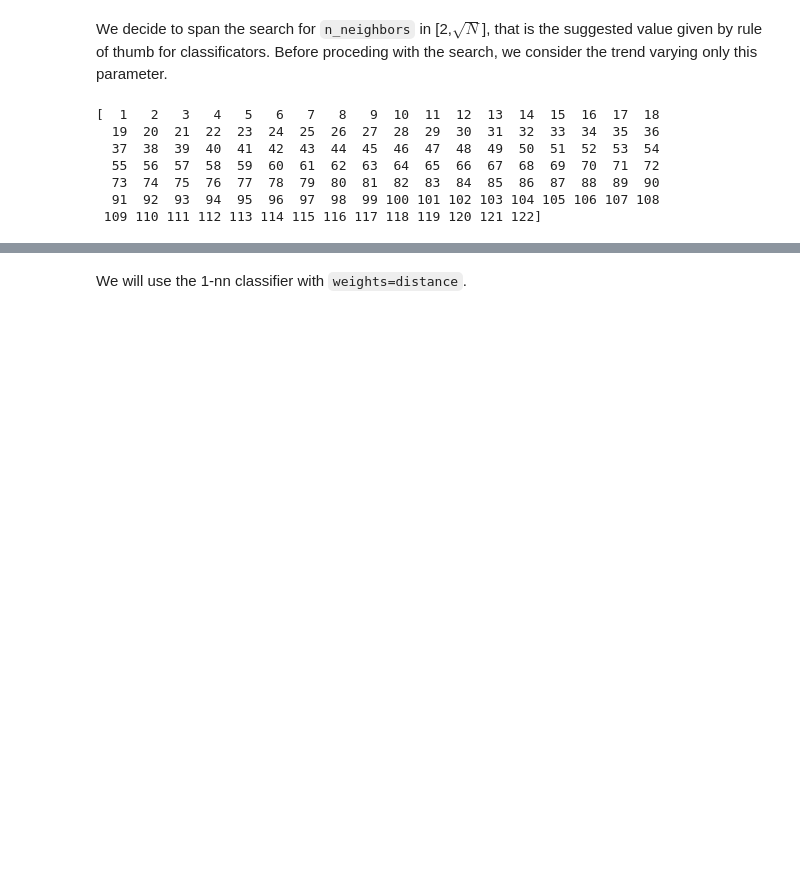
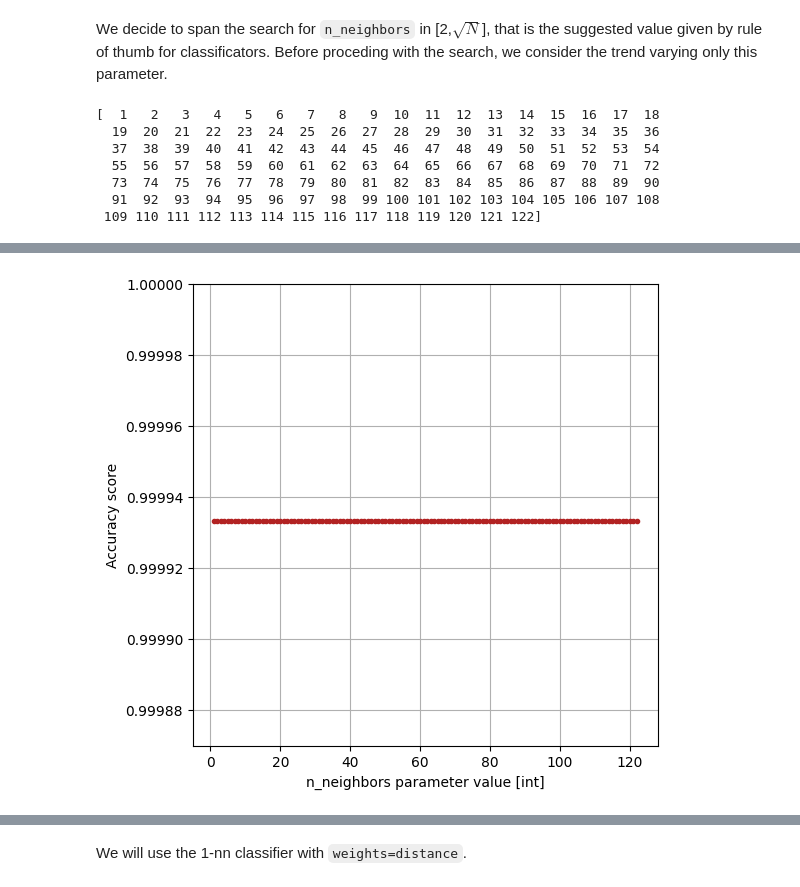
Before and after one commit to chiaratomaiuolo/Data_Mining_project, a Jupyter notebook: classification_bayes_knn.ipynb, the cells around one changed output, grey strips where cells are left out. Cells and saved outputs as stored; diff of their text form; code cells hidden in the pictures; blank space fills up the shorter version.

```diff
--- a/classification_bayes_knn.ipynb
+++ b/classification_bayes_knn.ipynb
@@ -403,0 +404,12 @@ Evaluating performances of KNN with n_neighbors = 122, the score is: 0.329933333
+# %%
+plt.figure(figsize=(6,6))
+plt.title('')
+plt.grid()
+plt.errorbar(n_neighbors, scores, marker='.', color='firebrick')
+#plt.xticks(range(len(n_neighbors)), n_neighbors)
+plt.xlabel("n_neighbors parameter value [int]")
+plt.ylim(0.99987,1.000)
+plt.ylabel("Accuracy score")
+plt.show()
+# %% [output]
+[figure, added]
```
Also changed, not shown: parts of 3 cells of this notebook.
